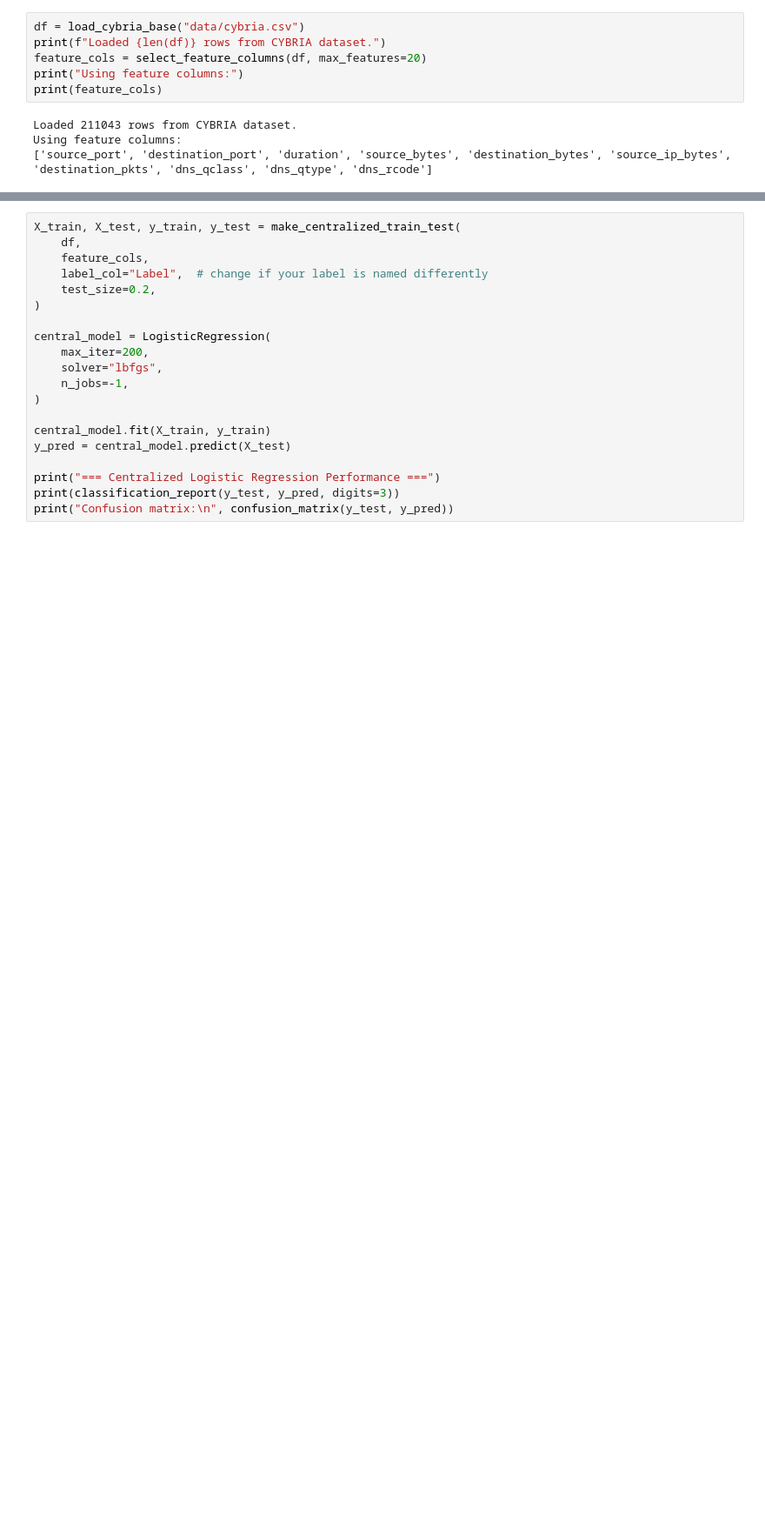
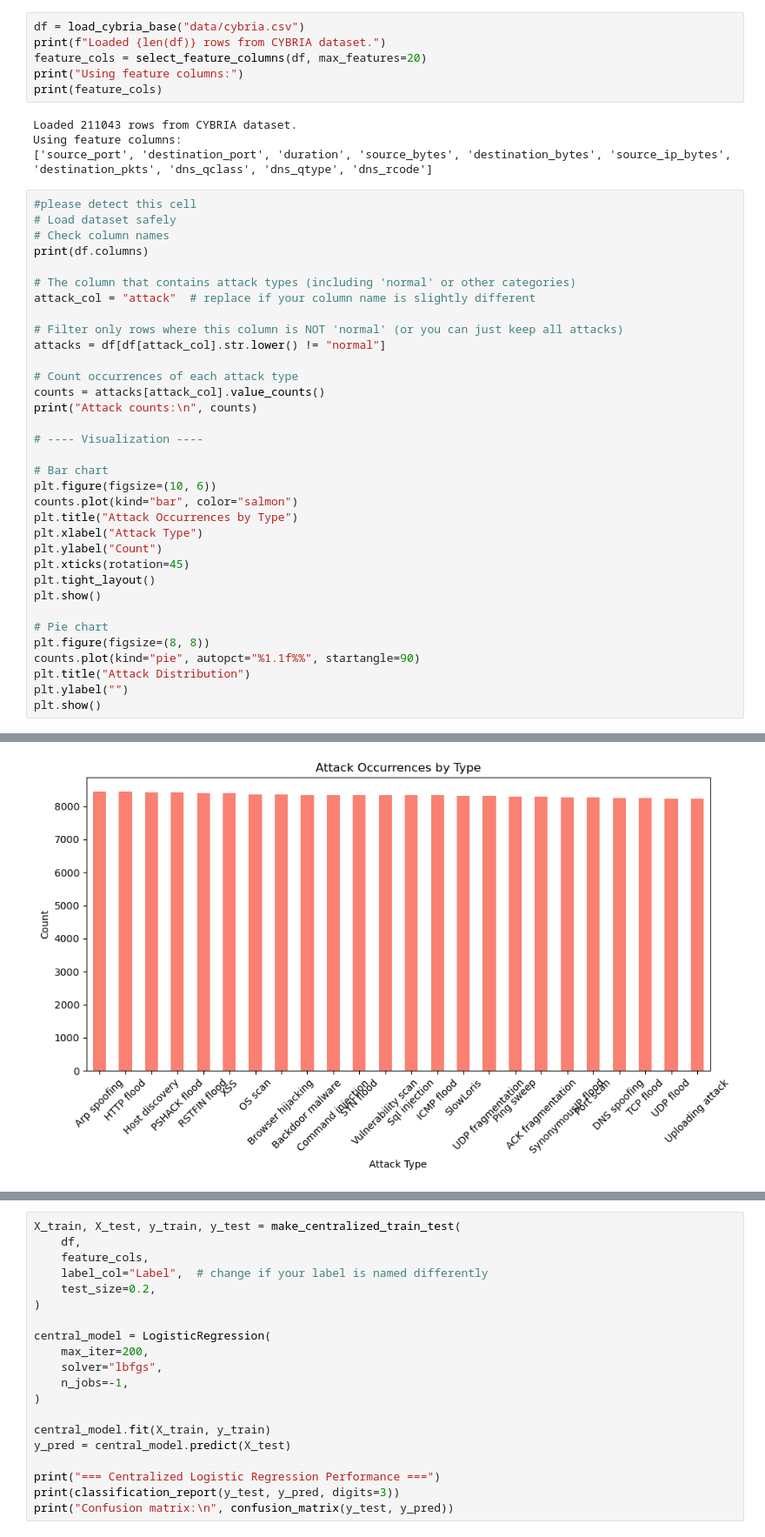
Before and after one commit to federated-ids/fed-ids, a Jupyter notebook: main.ipynb, the cells around one changed output, grey strips where cells are left out. Shown at 87% size. Drawn from its saved outputs; the diff is of its cells as text; blank space fills up the shorter version.

```diff
--- a/main.ipynb
+++ b/main.ipynb
@@ -30,3 +30,38 @@ print(feature_cols)
 Loaded 211043 rows from CYBRIA dataset.
 Using feature columns:
 ['source_port', 'destination_port', 'duration', 'source_bytes', 'destination_bytes', 'source_ip_bytes', 'destination_pkts', 'dns_qclass', 'dns_qtype', 'dns_rcode']
+# %%
+#please detect this cell
+# Load dataset safely
+# Check column names
+print(df.columns)
+
+# The column that contains attack types (including 'normal' or other categories)
+attack_col = "attack"  # replace if your column name is slightly different
+
+# Filter only rows where this column is NOT 'normal' (or you can just keep all attacks)
+attacks = df[df[attack_col].str.lower() != "normal"]
+
+# Count occurrences of each attack type
+counts = attacks[attack_col].value_counts()
+print("Attack counts:\n", counts)
+
+# ---- Visualization ----
+
+# Bar chart
+plt.figure(figsize=(10, 6))
+counts.plot(kind="bar", color="salmon")
+plt.title("Attack Occurrences by Type")
+plt.xlabel("Attack Type")
+plt.ylabel("Count")
+plt.xticks(rotation=45)
+plt.tight_layout()
+plt.show()
+
+# Pie chart
+plt.figure(figsize=(8, 8))
+counts.plot(kind="pie", autopct="%1.1f%%", startangle=90)
+plt.title("Attack Distribution")
+plt.ylabel("")
+plt.show()
+# %% [output]
@@ -32,0 +85 @@ Using feature columns:
+[figure, added]
```
Also changed, not shown: parts of 1 cell of this notebook.
